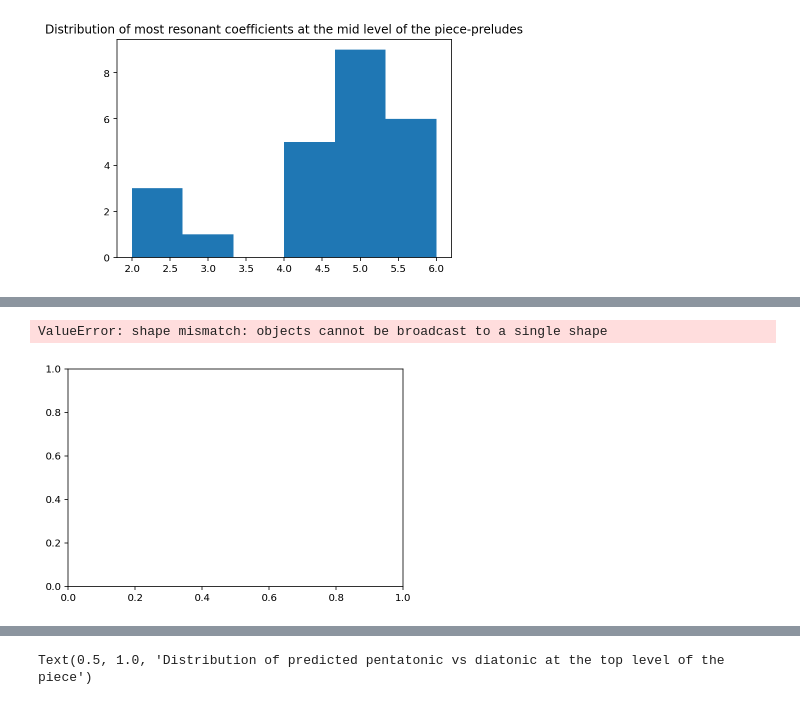
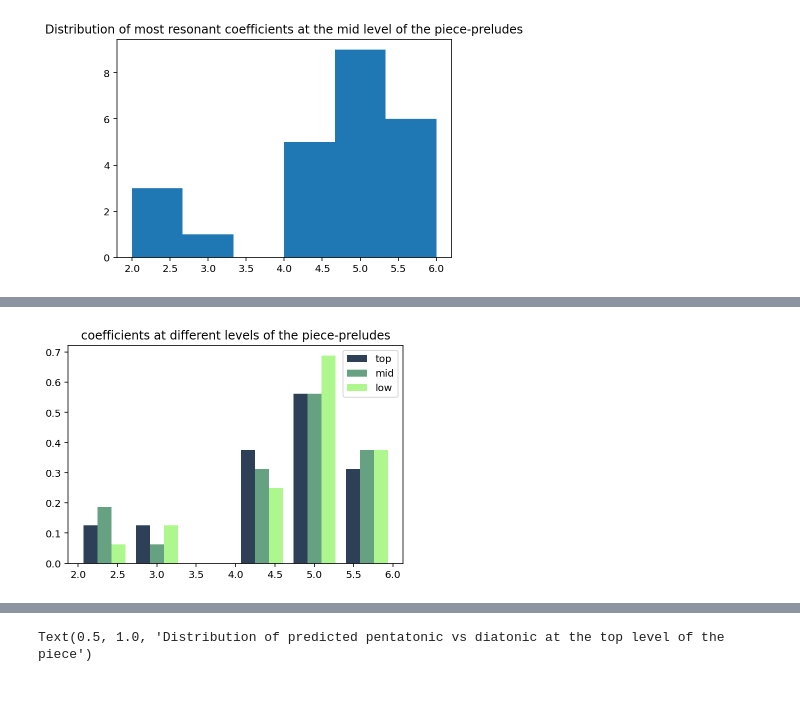
Before and after one commit to ludovicaschaerf/Group-5-Debussy-Pitch-Scapes, a Jupyter notebook: Predictions.ipynb, the cells around one changed output, grey strips where cells are left out. Cells and saved outputs as stored; diff of their text form; code cells hidden in the pictures.

```diff
--- a/Predictions.ipynb
+++ b/Predictions.ipynb
@@ -305,30 +305,19 @@ plt.show()
-# %%
-
-labels = ['1', '2', '3', '4', '5','6']
-
-
-x = np.arange(len(labels))  # the label locations
-width = 0.35  # the width of the bars
-
-fig, ax = plt.subplots()
-rects1 = ax.bar(x - width*3/2, coeffs, width, label='top')
-rects2 = ax.bar(x , coeffs_m, width, label='mid')
-rects3 = ax.bar(x + width*3/2, coeffs_l, width, label='low')
-
-
-# Add some text for labels, title and custom x-axis tick labels, etc.
-#ax.set_ylabel('Scores')
-#ax.set_title('Scores by group and gender')
-#ax.set_xticks(x)
-#ax.set_xticklabels(labels)
-#ax.legend()
-
-#ax.bar_label(rects1, padding=3)
-#ax.bar_label(rects2, padding=3)
-
-fig.tight_layout()
-
-plt.show()
-# %% [output]
-ValueError: shape mismatch: objects cannot be broadcast to a single shape
-[figure, removed]
+# %%
+coeffs_pl = [d[0] for d in data_pl.values()]
+coeffs_p = [d[0] for d in data_p.values()]
+coeffs_pm = [d[0] for d in data_pm.values()]
+
+#plt.hist(coeffs_l, bins=6)
+#plt.title('Distribution of most resonant coefficients at the lowest of level of the piece')
+
+colors = ["#2E4057", "#66A182", "#AEF78E"]
+labels = ['top','mid','low']
+plt.hist([coeffs_p, coeffs_pm, coeffs_pl], 6, density=True, histtype='bar', color=colors, label=labels)
+plt.legend(prop={'size': 10})
+plt.title('coefficients at different levels of the piece-preludes')
+
+
+
+plt.show()
+# %% [output]
+[figure, added]
```
Also changed, not shown: parts of 2 cells of this notebook.
